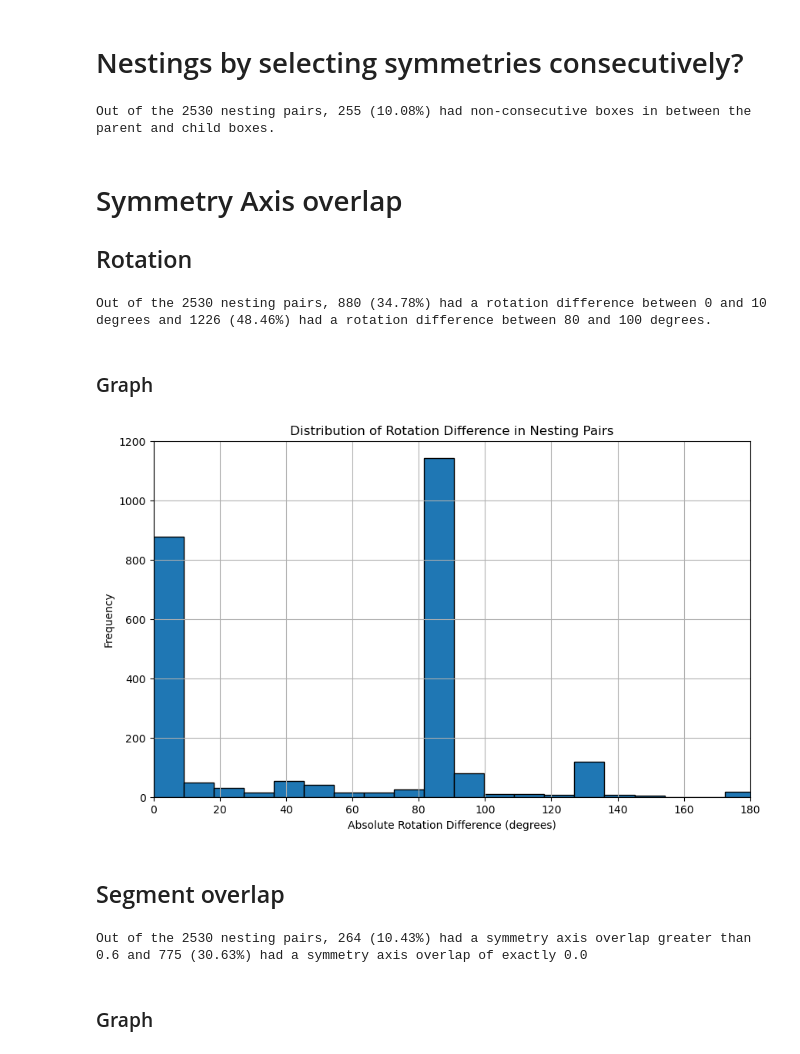
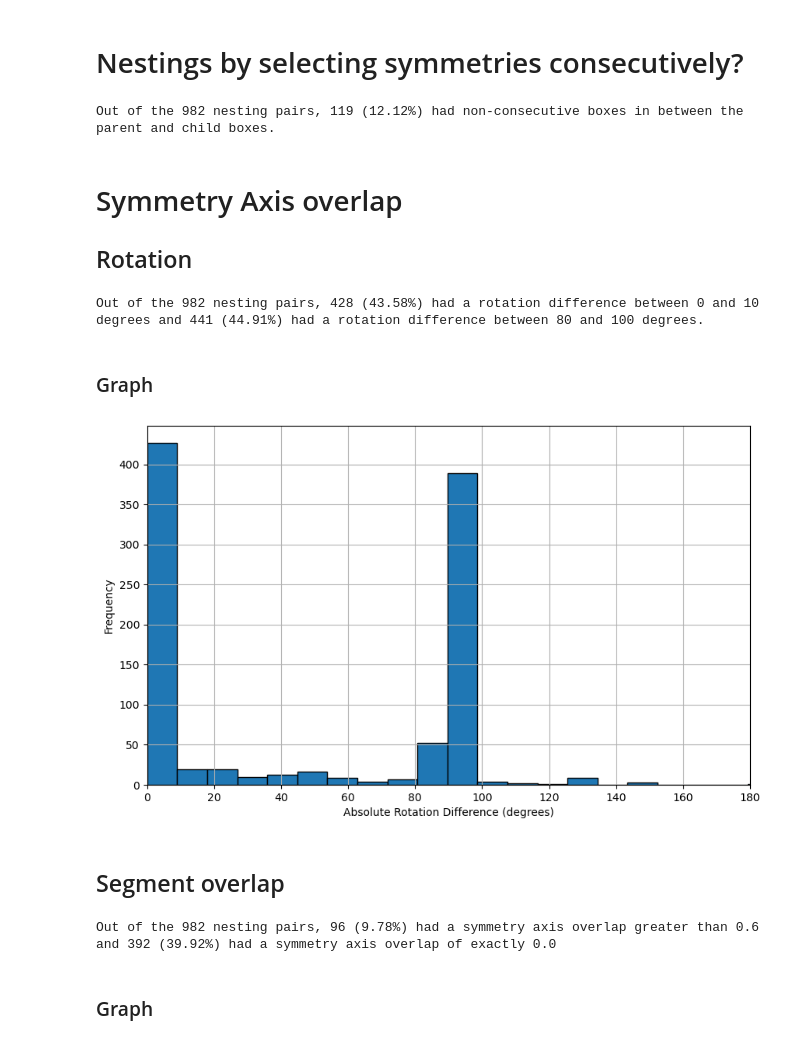
Before and after one commit to GMuradas99/Symmetry-Object-Detection-Analysis, a Jupyter notebook: nesting_graphs.ipynb, the cells around one changed output. Saved outputs shown, nothing was run; the diff lists cells and outputs as text; code cells hidden in the pictures.

```diff
--- a/nesting_graphs.ipynb
+++ b/nesting_graphs.ipynb
@@ -28,16 +28,16 @@ participant_data_art = participant_data_total[participant_data_total['Image'].is
 image_nesting_stats_art = image_nesting_stats_total[image_nesting_stats_total['Image'].isin(art_files)]
 
 # Natural
-# participant_boxes = participant_boxes_nat
-# nesting_pairs = nesting_pairs_nat
-# participant_data = participant_data_nat
-# image_nesting_stats = image_nesting_stats_nat
+participant_boxes = participant_boxes_nat
+nesting_pairs = nesting_pairs_nat
+participant_data = participant_data_nat
+image_nesting_stats = image_nesting_stats_nat
 
 # Total
-participant_boxes = participant_boxes_total
-nesting_pairs = nesting_pairs_total
-participant_data = participant_data_total
-image_nesting_stats = image_nesting_stats_total
+# participant_boxes = participant_boxes_total
+# nesting_pairs = nesting_pairs_total
+# participant_data = participant_data_total
+# image_nesting_stats = image_nesting_stats_total
 # %% [markdown]
 # What percentage of nesting?
 # %%
@@ -291,7 +331,7 @@ for _, row in tqdm(nesting_pairs.iterrows(), total=len(nesting_pairs)):
 
 print(f'Out of the {len(nesting_pairs)} nesting pairs, {non_consecutive_count} ({(non_consecutive_count / len(nesting_pairs) * 100):.2f}%) had non-consecutive boxes in between the parent and child boxes.')
 # %% [output]
-Out of the 2530 nesting pairs, 255 (10.08%) had non-consecutive boxes in between the parent and child boxes.
+Out of the 982 nesting pairs, 119 (12.12%) had non-consecutive boxes in between the parent and child boxes.
 # %% [markdown]
 # Symmetry Axis overlap
 
@@ -304,20 +344,20 @@ rotation_diff_filtered_90 = nesting_pairs[(nesting_pairs['Rotation_difference']
 
 print(f'Out of the {len(nesting_pairs)} nesting pairs, {len(rotation_diff_filtered_0)} ({(len(rotation_diff_filtered_0) / len(nesting_pairs) * 100):.2f}%) had a rotation difference between 0 and {rot_diff_thres} degrees and {len(rotation_diff_filtered_90)} ({(len(rotation_diff_filtered_90) / len(nesting_pairs) * 100):.2f}%) had a rotation difference between 80 and 100 degrees.')
 # %% [output]
-Out of the 2530 nesting pairs, 880 (34.78%) had a rotation difference between 0 and 10 degrees and 1226 (48.46%) had a rotation difference between 80 and 100 degrees.
+Out of the 982 nesting pairs, 428 (43.58%) had a rotation difference between 0 and 10 degrees and 441 (44.91%) had a rotation difference between 80 and 100 degrees.
 # %% [markdown]
 ### Graph
 # %%
 plt.figure(figsize=(10, 6))
 plt.hist(nesting_pairs['Rotation_difference'], bins=30, edgecolor='black')
-plt.title('Distribution of Rotation Difference in Nesting Pairs')
+# plt.title('Distribution of Rotation Difference in Nesting Pairs')
 plt.xlabel('Absolute Rotation Difference (degrees)')
 plt.ylabel('Frequency')
 plt.xlim(0, 180)
 plt.grid(True)
 plt.show()
 # %% [output]
-[figure, old version]
+[figure, new version]
 # %% [markdown]
 ## Segment overlap
 # %%
@@ -326,7 +366,7 @@ num_rows_overlap_eq_0 = len(nesting_pairs[nesting_pairs['Sym_axis_overlap'] == 0
 
 print(f'Out of the {len(nesting_pairs)} nesting pairs, {num_rows_overlap_gt_0_6} ({(num_rows_overlap_gt_0_6 / len(nesting_pairs) * 100):.2f}%) had a symmetry axis overlap greater than 0.6 and {num_rows_overlap_eq_0} ({(num_rows_overlap_eq_0 / len(nesting_pairs) * 100):.2f}%) had a symmetry axis overlap of exactly 0.0')
 # %% [output]
-Out of the 2530 nesting pairs, 264 (10.43%) had a symmetry axis overlap greater than 0.6 and 775 (30.63%) had a symmetry axis overlap of exactly 0.0
+Out of the 982 nesting pairs, 96 (9.78%) had a symmetry axis overlap greater than 0.6 and 392 (39.92%) had a symmetry axis overlap of exactly 0.0
 # %% [markdown]
 ### Graph
 # %%
```
Also changed, not shown: parts of 27 cells of this notebook, 3 other files.
